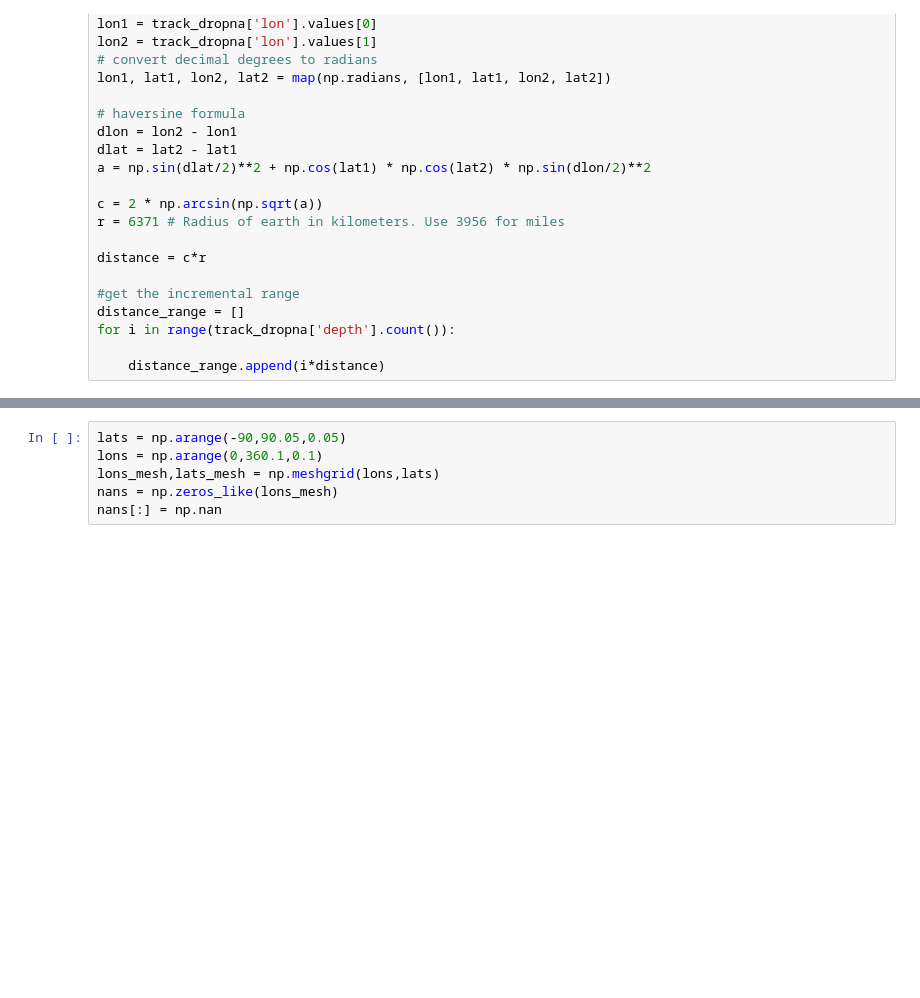
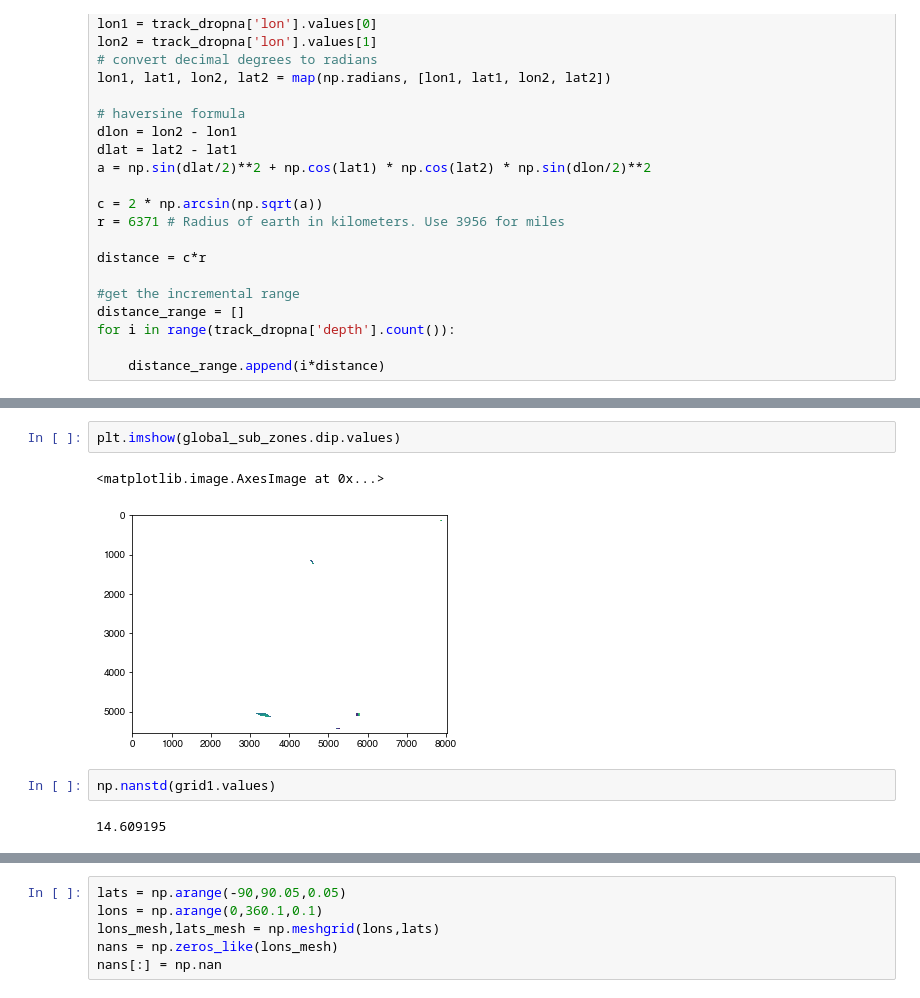
Before and after one commit to amer7632/Merdith2023_pgpSlabs_G3, a Jupyter notebook: Slab2_geometry_Py3.ipynb, the cells around one changed output, grey strips where cells are left out. Cells and saved outputs as stored; diff of their text form; blank space fills up the shorter version.

```diff
--- a/Slab2_geometry_Py3.ipynb
+++ b/Slab2_geometry_Py3.ipynb
@@ -171,0 +186,9 @@ plt.show()
+# %%
+plt.imshow(global_sub_zones.dip.values)
+# %% [output]
+<matplotlib.image.AxesImage at 0x...>
+[figure, added]
+# %%
+np.nanstd(grid1.values)
+# %% [output]
+14.609195
```
Also changed, not shown: parts of 17 cells of this notebook, 19 other files.
